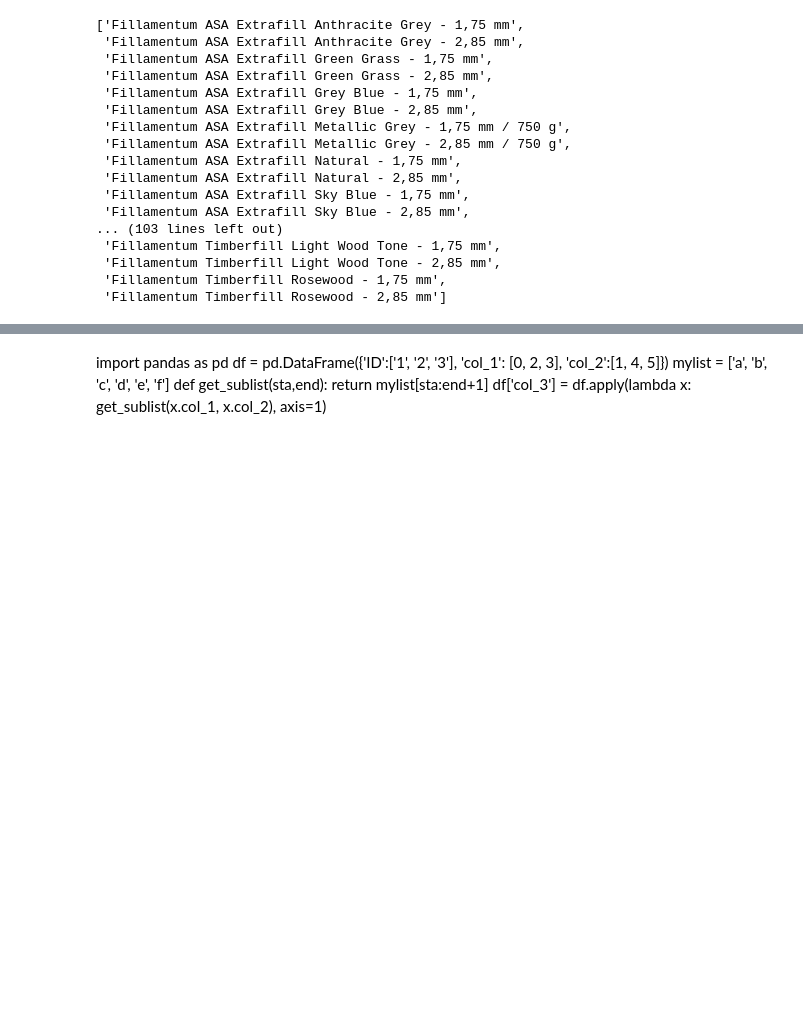
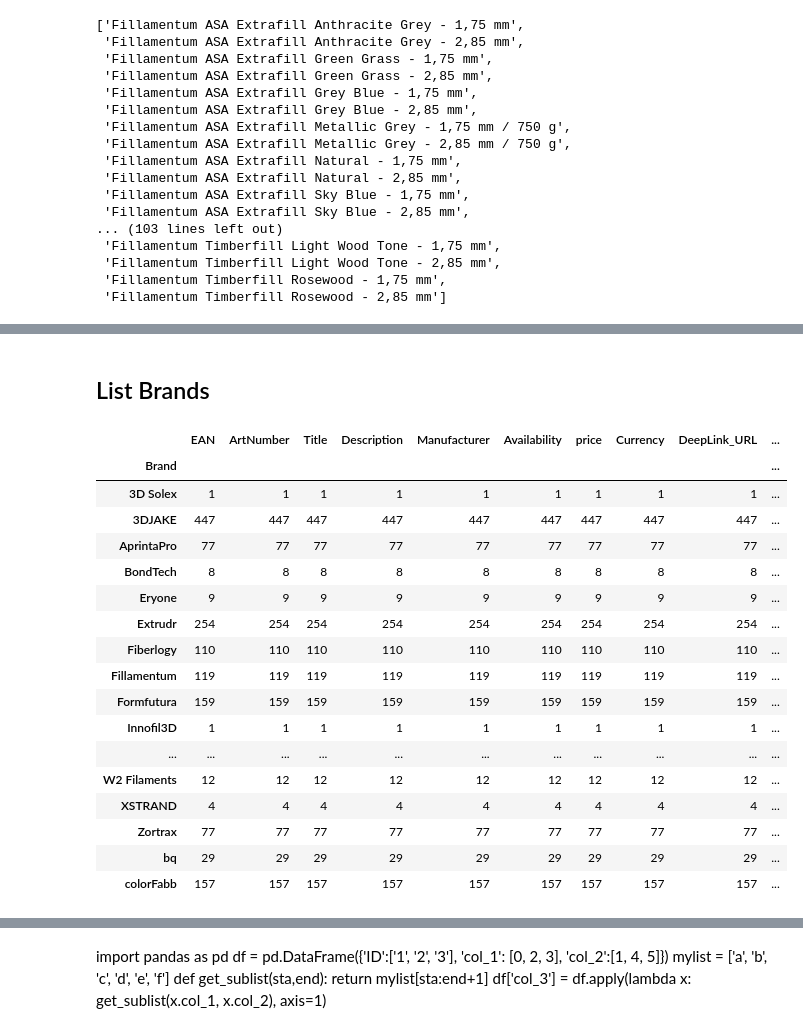
Before and after one commit to subrockmann/product-cleaner, a Jupyter notebook: 3djake Produktdaten.ipynb, the cells around one changed output, grey strips where cells are left out. Drawn from its saved outputs; the diff is of its cells as text; code cells hidden in the pictures; blank space fills up the shorter version.

```diff
--- a/3djake Produktdaten.ipynb
+++ b/3djake Produktdaten.ipynb
@@ -810,0 +996,5 @@ fils
+# %%
+filament_df['Product_line'][filament_df.Brand =='AprintaPro'] = filament_df.apply(lambda x: aprintapro_productline(x)[0], axis=1)
+filament_df['Material'][filament_df.Brand =='AprintaPro'] = filament_df.apply(lambda x: aprintapro_productline(x)[1], axis=1)
+filament_df['Colour'][filament_df['Title'].str.startswith("AprintaPro")] = filament_df.apply(lambda x: extrudr_colour(x), axis=1)
+filament_df['Weight'][filament_df['Title'].str.startswith("AprintaPro")] = filament_df.apply(lambda x: bq_weight(x), axis=1)
@@ -810,0 +1062,29 @@ fils
+# %%
+def fiberlogy_productline(df):
+    if df['Title'].startswith("Fiberlogy ABS"):
+        product_line = "Fiberlogy ABS"
+        material = "ABS"
+    elif df['Title'].startswith("Fiberlogy Easy PLA"):
+        product_line = "Fiberlogy Easy PLA"
+        material = "PLA"
+    elif df['Title'].startswith("Fiberlogy FiberFlex 40D"):
+        product_line = "Fiberlogy FiberFlex 40D"
+        material = "Flex"
+    elif df['Title'].startswith("Fiberlogy HD PLA"):
+        product_line = "Fiberlogy HD PLA"
+        material = "PLA"
+    elif df['Title'].startswith("Fiberlogy HIPS"):
+        product_line = "Fiberlogy HIPS"
+        material = "HIPS"
+    elif df['Title'].startswith("Fiberlogy PLA Mineral"):
+        product_line = "Fiberlogy PLA Mineral"
+        material = "PLA"
+    else:
+        product_line = ""
+        material = ""
+    return product_line, material
+# %%
+filament_df['Product_line'][filament_df.Brand =='Fiberlogy'] = filament_df.apply(lambda x: fiberlogy_productline(x)[0], axis=1)
+filament_df['Material'][filament_df.Brand =='Fiberlogy'] = filament_df.apply(lambda x: fiberlogy_productline(x)[1], axis=1)
+filament_df['Colour'][filament_df['Title'].str.startswith("Fiberlogy")] = filament_df.apply(lambda x: extrudr_colour(x), axis=1)
+filament_df['Weight'][filament_df['Title'].str.startswith("Fiberlogy")] = filament_df.apply(lambda x: bq_weight(x), axis=1)
@@ -810,0 +1199,5 @@ fils
+# %%
+filament_df['Product_line'][filament_df.Brand =='Polymaker'] = filament_df.apply(lambda x: polymaker_productline(x)[0], axis=1)
+filament_df['Material'][filament_df.Brand =='Polymaker'] = filament_df.apply(lambda x: polymaker_productline(x)[1], axis=1)
+filament_df['Colour'][filament_df['Title'].str.startswith("Polymaker")] = filament_df.apply(lambda x: extrudr_colour(x), axis=1)
+filament_df['Weight'][filament_df['Title'].str.startswith("Polymaker")] = ''#filament_df.apply(lambda x: bq_weight(x), axis=1)
@@ -811,3 +1241,26 @@ fils
+# %% [markdown]
+## List Brands
+# %%
+filament_df.groupby('Brand').count()
+# %% [output]
+|  | EAN | ArtNumber | Title | Description | Manufacturer | Availability | price | Currency | DeepLink_URL | ... |
+| Brand |  |  |  |  |  |  |  |  |  | ... |
+| 3D Solex | 1 | 1 | 1 | 1 | 1 | 1 | 1 | 1 | 1 | ... |
+| 3DJAKE | 447 | 447 | 447 | 447 | 447 | 447 | 447 | 447 | 447 | ... |
+| AprintaPro | 77 | 77 | 77 | 77 | 77 | 77 | 77 | 77 | 77 | ... |
+| BondTech | 8 | 8 | 8 | 8 | 8 | 8 | 8 | 8 | 8 | ... |
+| Eryone | 9 | 9 | 9 | 9 | 9 | 9 | 9 | 9 | 9 | ... |
+| Extrudr | 254 | 254 | 254 | 254 | 254 | 254 | 254 | 254 | 254 | ... |
+| Fiberlogy | 110 | 110 | 110 | 110 | 110 | 110 | 110 | 110 | 110 | ... |
+| Fillamentum | 119 | 119 | 119 | 119 | 119 | 119 | 119 | 119 | 119 | ... |
+| Formfutura | 159 | 159 | 159 | 159 | 159 | 159 | 159 | 159 | 159 | ... |
+| Innofil3D | 1 | 1 | 1 | 1 | 1 | 1 | 1 | 1 | 1 | ... |
+| ... | ... | ... | ... | ... | ... | ... | ... | ... | ... | ... |
+| W2 Filaments | 12 | 12 | 12 | 12 | 12 | 12 | 12 | 12 | 12 | ... |
+| XSTRAND | 4 | 4 | 4 | 4 | 4 | 4 | 4 | 4 | 4 | ... |
+| Zortrax | 77 | 77 | 77 | 77 | 77 | 77 | 77 | 77 | 77 | ... |
+| bq | 29 | 29 | 29 | 29 | 29 | 29 | 29 | 29 | 29 | ... |
+| colorFabb | 157 | 157 | 157 | 157 | 157 | 157 | 157 | 157 | 157 | ... |
 # %%
 filament_df.head()
 # %% [output]
```
Also changed, not shown: parts of 63 cells of this notebook.
